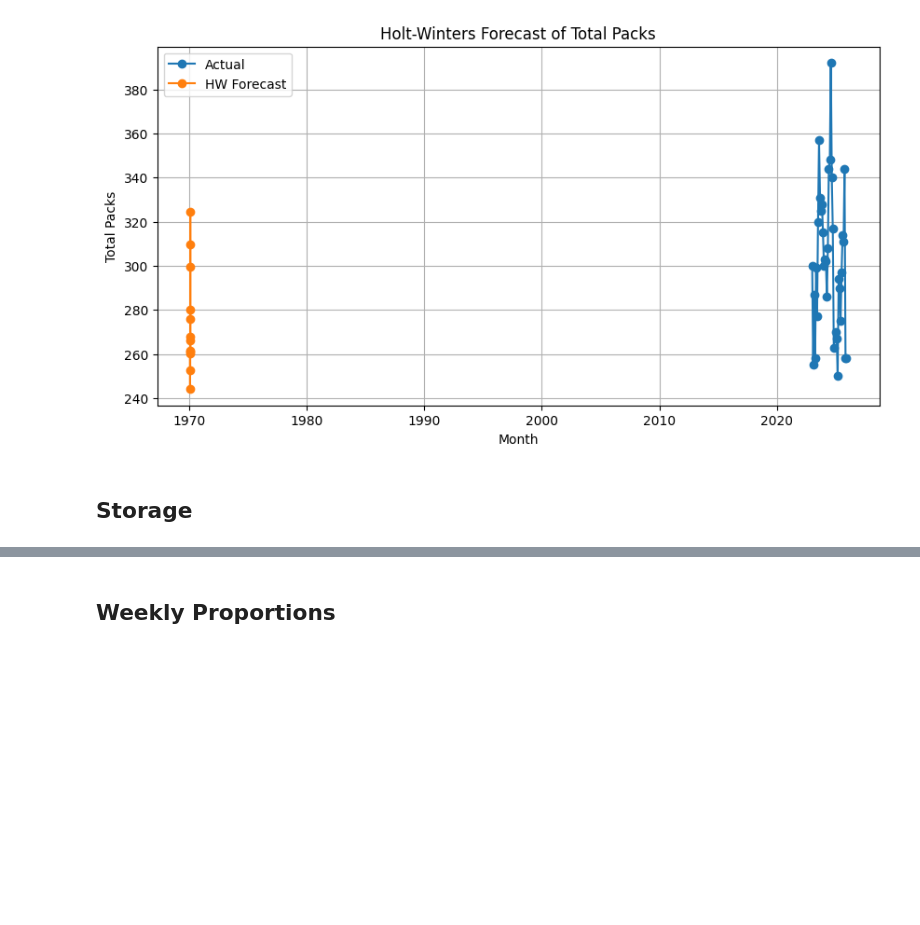
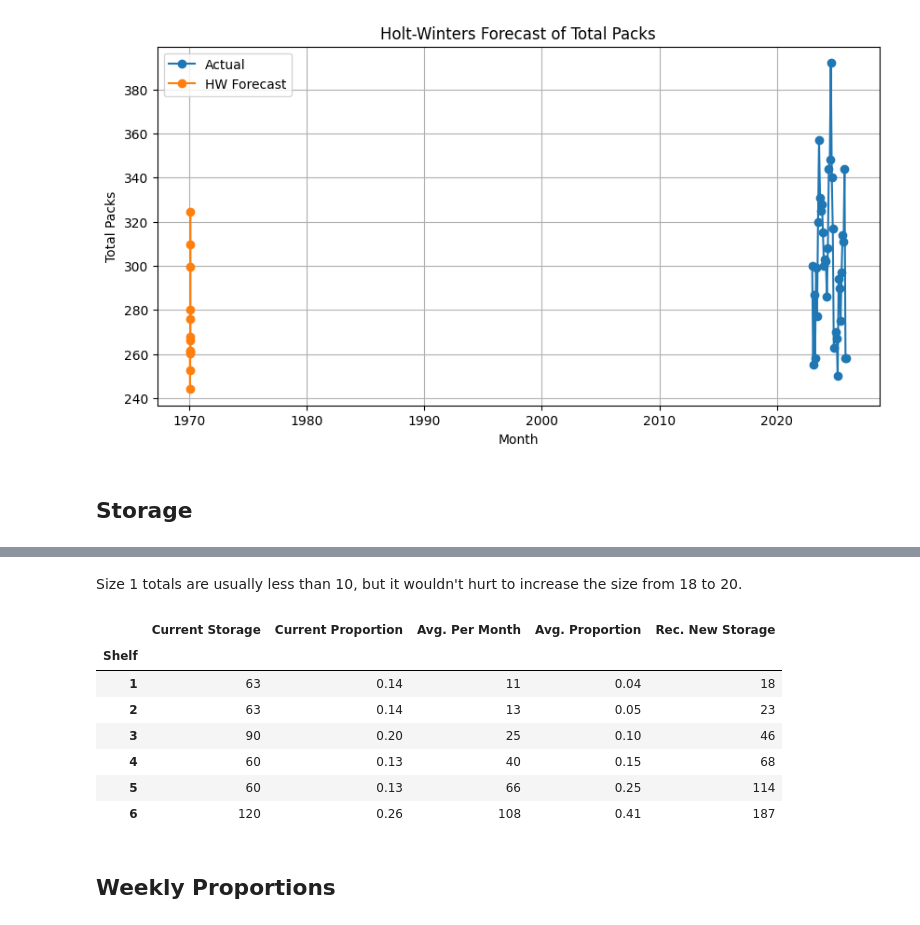
Before and after one commit to reedbc1/Diapers, a Jupyter notebook: diapers.ipynb, the cells around one changed output, grey strips where cells are left out. Saved outputs shown, nothing was run; the diff lists cells and outputs as text; code cells hidden in the pictures; blank space fills up the shorter version.

```diff
--- a/diapers.ipynb
+++ b/diapers.ipynb
@@ -585,3 +653,16 @@ stock
+# %% [markdown]
+Size 1 totals are usually less than 10, but it wouldn't hurt to increase the size from 18 to 20.
+# %%
+df_combined
+# %% [output]
+|  | Current Storage | Current Proportion | Avg. Per Month | Avg. Proportion | Rec. New Storage |
+| Shelf |  |  |  |  |  |
+| 1 | 63 | 0.14 | 11 | 0.04 | 18 |
+| 2 | 63 | 0.14 | 13 | 0.05 | 23 |
+| 3 | 90 | 0.20 | 25 | 0.10 | 46 |
+| 4 | 60 | 0.13 | 40 | 0.15 | 68 |
+| 5 | 60 | 0.13 | 66 | 0.25 | 114 |
+| 6 | 120 | 0.26 | 108 | 0.41 | 187 |
 # %% [markdown]
 ## Weekly Proportions
 # %% [markdown]
```
Also changed, not shown: parts of 33 cells of this notebook.
